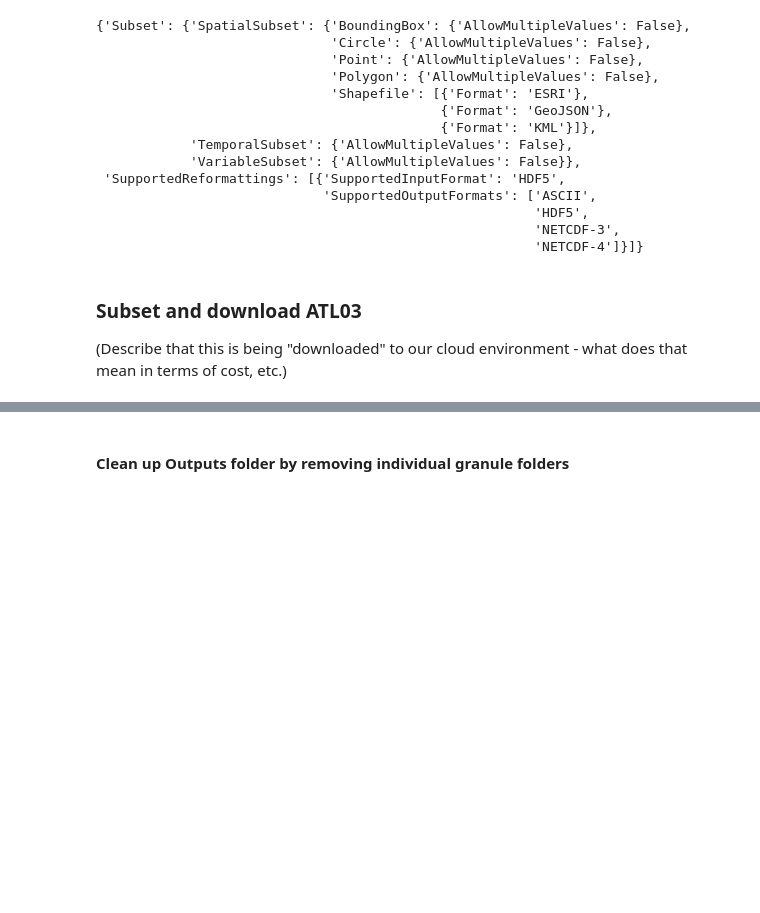
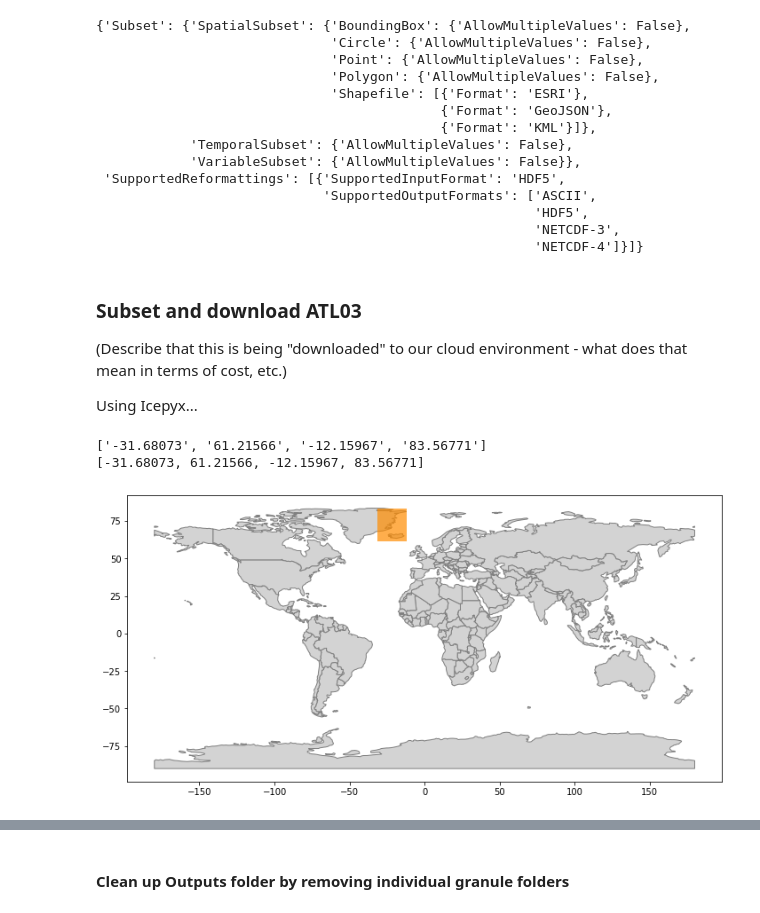
Before and after one commit to NASA-Openscapes/2021-Cloud-Hackathon, a Jupyter notebook: tutorials/Data_Access__Harmonize-cloud-non-cloud.ipynb, the cells around one changed output, grey strips where cells are left out. Saved outputs shown, nothing was run; the diff lists cells and outputs as text; code cells hidden in the pictures; blank space fills up the shorter version.

Commit message:
added icepyx workflow

```diff
--- a/tutorials/Data_Access__Harmonize-cloud-non-cloud.ipynb
+++ b/tutorials/Data_Access__Harmonize-cloud-non-cloud.ipynb
@@ -45,8 +72,6 @@ curl “https://cmr.earthdata.nasa.gov/search/collections?cloud_hosted=true”
 # %%
-# Declare datasets of interest - TODO: Teach how to convert a short name to Collection ID
+sentinel_name = 'SENTINEL-1A_DP_META_GRD_MEDIUM'
+# sentinel_id = 'C1214472336-ASF'
 
-# short name = SENTINEL-1A_DP_META_GRD_MEDIUM
-sentinel_id = 'C1214472336-ASF'
-
-# short name = ATL03
-icesat2_id = 'C1997321091-NSIDC_ECS'
+icesat2_name = 'ATL03'
+# icesat2_id = 'C1997321091-NSIDC_ECS'
@@ -184,6 +252,33 @@ for i in range(len(services)):
 ### Subset and download ATL03
 
 (Describe that this is being "downloaded" to our cloud environment - what does that mean in terms of cost, etc.)
+
+Using Icepyx...
+# %%
+# # Each date in yyyy-MM-ddTHH:mm:ssZ format; date range in start,end format
+# temporal = '2021-01-01T00:00:00Z,2021-01-31T23:59:59Z'
+
+#icepyx params
+
+#convert bounding_box which is a string, to a list of floats
+
+to_list = bounding_box.split(",")
+print(to_list)
+spatial_list = [float(x) for x in string_list]
+print(spatial_list)
+
+# New date range since icepyx provides dates as YYYY-MM-DD
+
+date_range = ['2021-01-01','2021-01-31']
+
+region_a = ipx.Query(icesat2_name, spatial_list, date_range)
+# %% [output]
+['-31.68073', '61.21566', '-12.15967', '83.56771']
+[-31.68073, 61.21566, -12.15967, 83.56771]
+# %%
+region_a.visualize_spatial_extent()
+# %% [output]
+[figure, added]
 # %%
 #Set NSIDC data access base URL
 base_url = 'https://n5eil02u.ecs.nsidc.org/egi/request'
```
Also changed, not shown: parts of 17 cells of this notebook.
